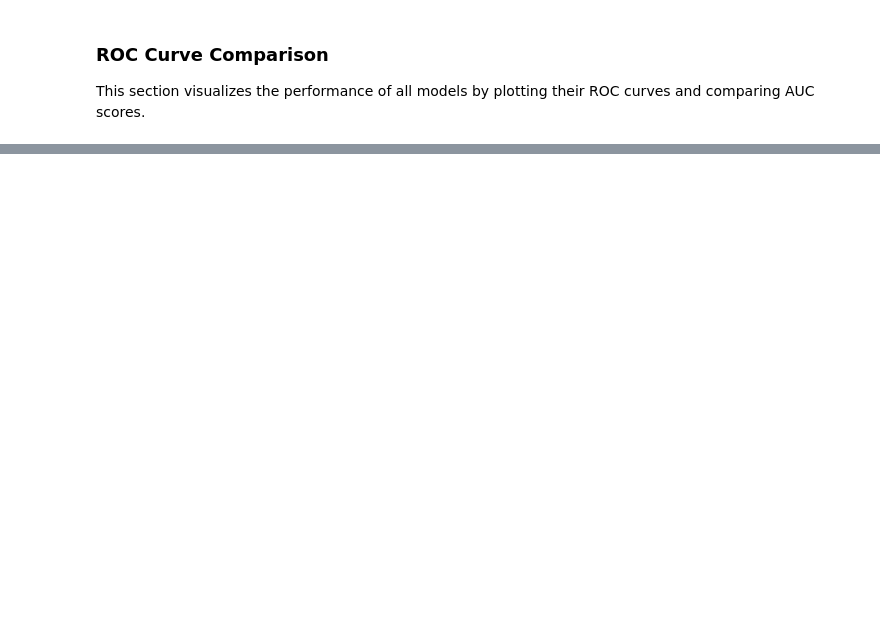
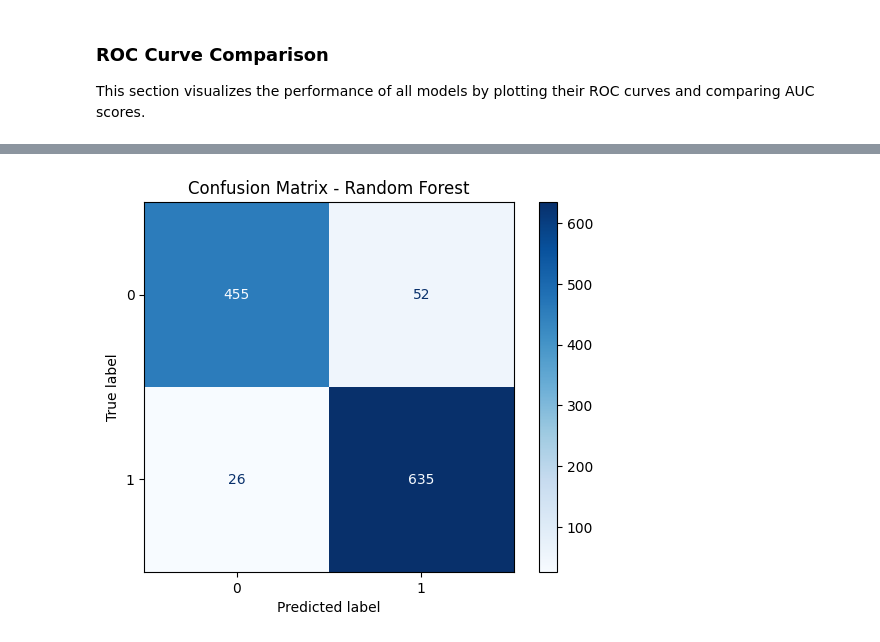
Before and after one commit to esha-gupta27/Customer-Churn-Prediction, a Jupyter notebook: Churn Analysis - Model Building.ipynb, the cells around one changed output, grey strips where cells are left out. Cells and saved outputs as stored; diff of their text form; code cells hidden in the pictures; blank space fills up the shorter version.

```diff
--- a/Churn Analysis - Model Building.ipynb
+++ b/Churn Analysis - Model Building.ipynb
@@ -343,0 +344,14 @@ plt.show()
+# %%
+
+# Confusion Matrix for Random Forest
+from sklearn.metrics import ConfusionMatrixDisplay # Import the new class
+import matplotlib.pyplot as plt
+
+# plt.figure(figsize=(6, 4)) # You don't need to create a figure separately with ConfusionMatrixDisplay
+# Use ConfusionMatrixDisplay.from_estimator instead of plot_confusion_matrix
+# Make sure to use the correct model variable name, which is model_rf, not rf
+ConfusionMatrixDisplay.from_estimator(model_rf_smote, xr_test1, yr_test1, cmap='Blues', values_format='d')
+plt.title('Confusion Matrix - Random Forest')
+plt.show()
+# %% [output]
+[figure, added]
```
Also changed, not shown: parts of 13 cells of this notebook.
